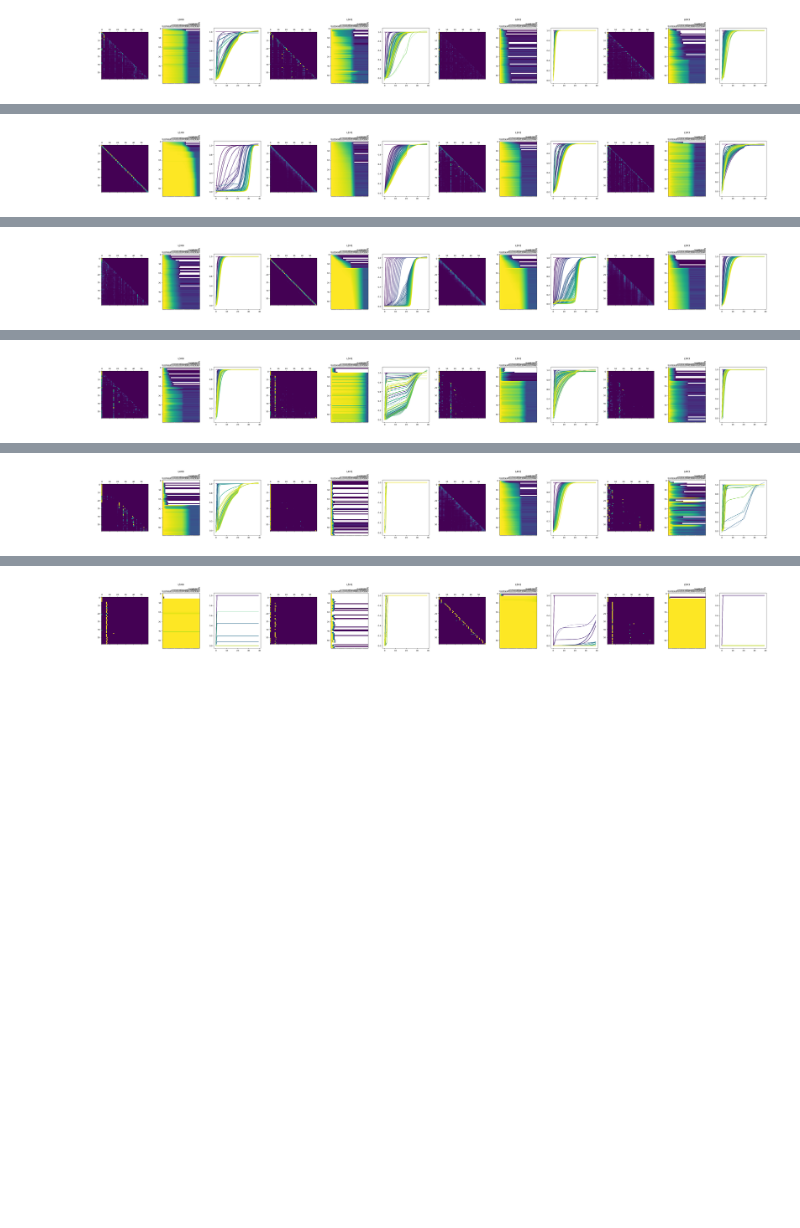
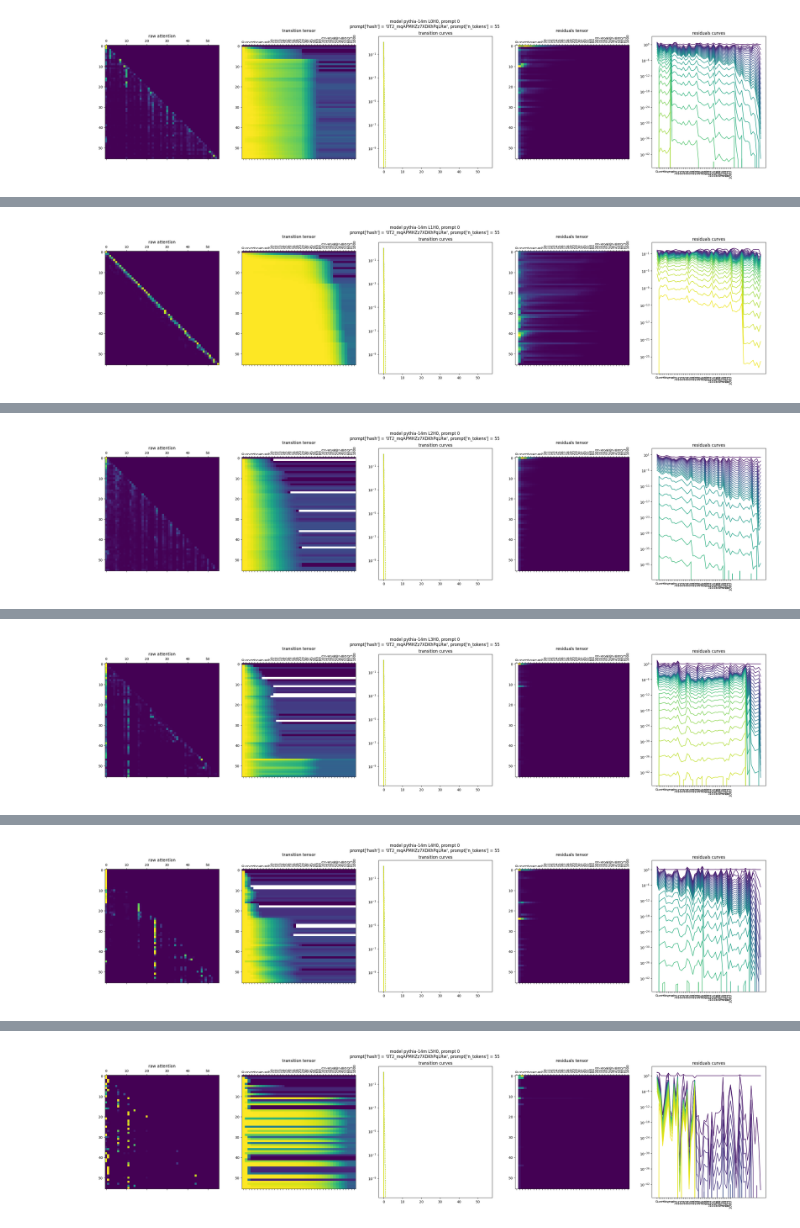
Before and after one commit to mivanit/attention-motifs, a Jupyter notebook: notebooks/markov_absorption.ipynb, the cells around one changed output, grey strips where cells are left out. Drawn from its saved outputs; the diff is of its cells as text; code cells hidden in the pictures; blank space fills up the shorter version.

```diff
--- a/notebooks/markov_absorption.ipynb
+++ b/notebooks/markov_absorption.ipynb
@@ -118,13 +120,13 @@ def transition_tensor(
 	    - residuals[k, i] is the residual between X[k, i, :] and X[k-1, i, :].
 		- residuals[0, i] is NaN.
 	"""
-	max_K: int = np.power(10, approx_l10)
+	max_K: int = int(np.power(10, approx_l10)) + 1
 	assert max_K > exact, "approx_l10 must be greater than exact"
 
 	# compute original transition tensor
 	n: int = A.shape[0]
-	X: Float[np.ndarray, "K n_ctx n_ctx"] = np.full((2, n, n, max_K), fill_value=np.nan, dtype=A.dtype)
-	X[0, :, :] = np.eye(n, dtype=A.dtype)
+	X: Float[np.ndarray, "K n_ctx n_ctx"] = np.full((max_K, n, n), fill_value=np.nan, dtype=A.dtype)
+	X[0] = np.eye(n, dtype=A.dtype)
 
 	# Compute powers of A iteratively
 	# TODO: do this more cleverly
@@ -133,7 +135,10 @@ def transition_tensor(
 
 	# compute residuals
 	residuals: Float[np.ndarray, "n_idxs n_ctx"] = np.full((max_K, n), fill_value=np.nan, dtype=A.dtype)
-	residuals[1:, :] = np.abs(X[1:, :, :] - X[:-1, :, :])
+	residuals[1:, :] = np.sum(
+		np.abs(X[1:, :, :] - X[:-1, :, :]),
+		axis=-2, # TODO: unsure if this is the right way to do this
+	)
 
 	# resample
 	resampled_idxs: Int[np.ndarray, "approx_pts"] = np.logspace(np.log10(exact), approx_l10, approx_pts, base=10, dtype=int)
@@ -144,3 +149,13 @@ def transition_tensor(
 	res_resampled: Float[np.ndarray, "n_idxs n_ctx"] = residuals[idxs, :]
 
 	return idxs, tt_resampled, res_resampled
+
+_idxs, _tt, _res = transition_tensor(
+	get_single_attn_pattern(0, 0, 0),
+	exact=20, approx_l10=3.0, approx_pts=20
+)
+dbg_tensor(_idxs)
+dbg_tensor(_tt)
+dbg_tensor(_res)
+
+print()
@@ -169,9 +188,10 @@ def plot_figs(
 		prompts = list(range(len(prompt_dicts)))
 
 	for p_idx in prompts:
-		for lyr in range(n_lyrs):
-			for head in range(n_heads):
-				fig, axs = plt.subplots(1, n_figures, figsize=(n_figures*5, 5))
+		for lyr in layers:
+			for head in heads:
+				dbg((p_idx, lyr, head))
+				fig, axs = plt.subplots(1, n_figures, figsize=(n_figures*7, 7))
 				A = get_single_attn_pattern(p_idx, lyr, head)
 				figure_func(A, axs, p_idx, lyr, head)
 				prompt: dict = prompt_dicts[p_idx]
@@ -196,13 +216,14 @@ def fig(
 
 	#
 	axs[1].set_title(f"transition tensor")
-	axs[1].matshow(np.log10(1 - tt[:, 0, :]))
+	axs[1].matshow(np.log10(1 - tt[:, :, 0].T + 1e-8), aspect=tt.shape[0] / tt.shape[1])
 	axs[1].set_xticks(range(len(idxs)))
 	axs[1].set_xticklabels(idxs)
 	axs[1].tick_params(axis='x', rotation=90)
 
 	#
 	axs[2].set_title(f"transition curves")
+	axs[2].set_yscale("log")
 	cmap = plt.get_cmap('viridis')
 	for i in range(tt.shape[0]):
 		axs[2].plot(tt[i, 0, :], label=f"i={i}", color=cmap(i / tt.shape[0]))
@@ -221,20 +242,24 @@ def fig(
 
 	#
 	axs[3].set_title(f"residuals tensor")
-	axs[3].matshow(res)
+	# aspect shoudl be such that the image is square, although the matrix is not
+	axs[3].matshow(res.T, aspect=(res.shape[0] / res.shape[1]))
 	axs[3].set_xticks(range(len(idxs)))
 	axs[3].set_xticklabels(idxs)
 	axs[3].tick_params(axis='x', rotation=90)
 
 	#
 	axs[4].set_title(f"residuals curves")
+	dbg(res.shape)
 	for i in range(res.shape[0]):
-		axs[4].plot(res[i, :], label=f"i={i}")
+		axs[4].plot(res[i, :], label=f"i={i}", color=cmap(i / res.shape[0]))
 		axs[4].set_xticks(range(len(idxs)))
 		axs[4].set_xticklabels(idxs)
 		axs[4].tick_params(axis='x', rotation=90)
+		axs[4].set_yscale("log")
 
-plot_figs(5, fig, prompts=[0], layers=[0], heads=[0])
+# plot_figs(5, fig, prompts=[0], layers=[0], heads=[0])
+plot_figs(5, fig, prompts=[0], layers=None, heads=[0])
 
 plt.show()
 # %% [output]
@@ -241 +268 @@ plt.show()
-[figure, old version]
+[figure, new version]
@@ -242 +271 @@ plt.show()
-[figure, old version]
+[figure, new version]
@@ -243 +274 @@ plt.show()
-[figure, old version]
+[figure, new version]
@@ -244 +277 @@ plt.show()
-[figure, old version]
+[figure, new version]
@@ -245 +280 @@ plt.show()
-[figure, old version]
+[figure, new version]
@@ -246,4 +283,4 @@ plt.show()
-[figure, old version]
+[figure, new version]
 # %%
 for lyr in range(n_lyrs):
 	fig, axs = plt.subplots(1, n_heads, figsize=(15, 5))
```
Also changed, not shown: parts of 8 cells of this notebook, 4 other files.
